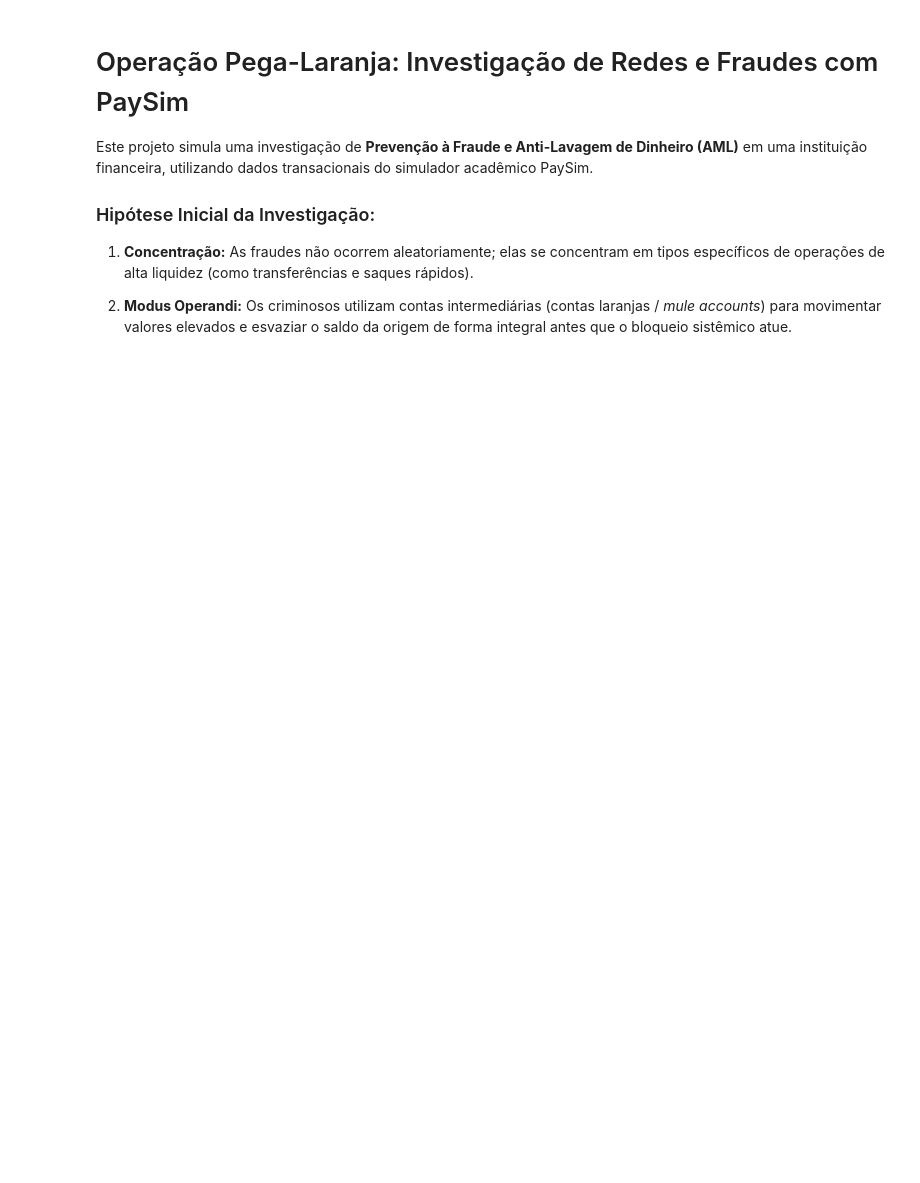
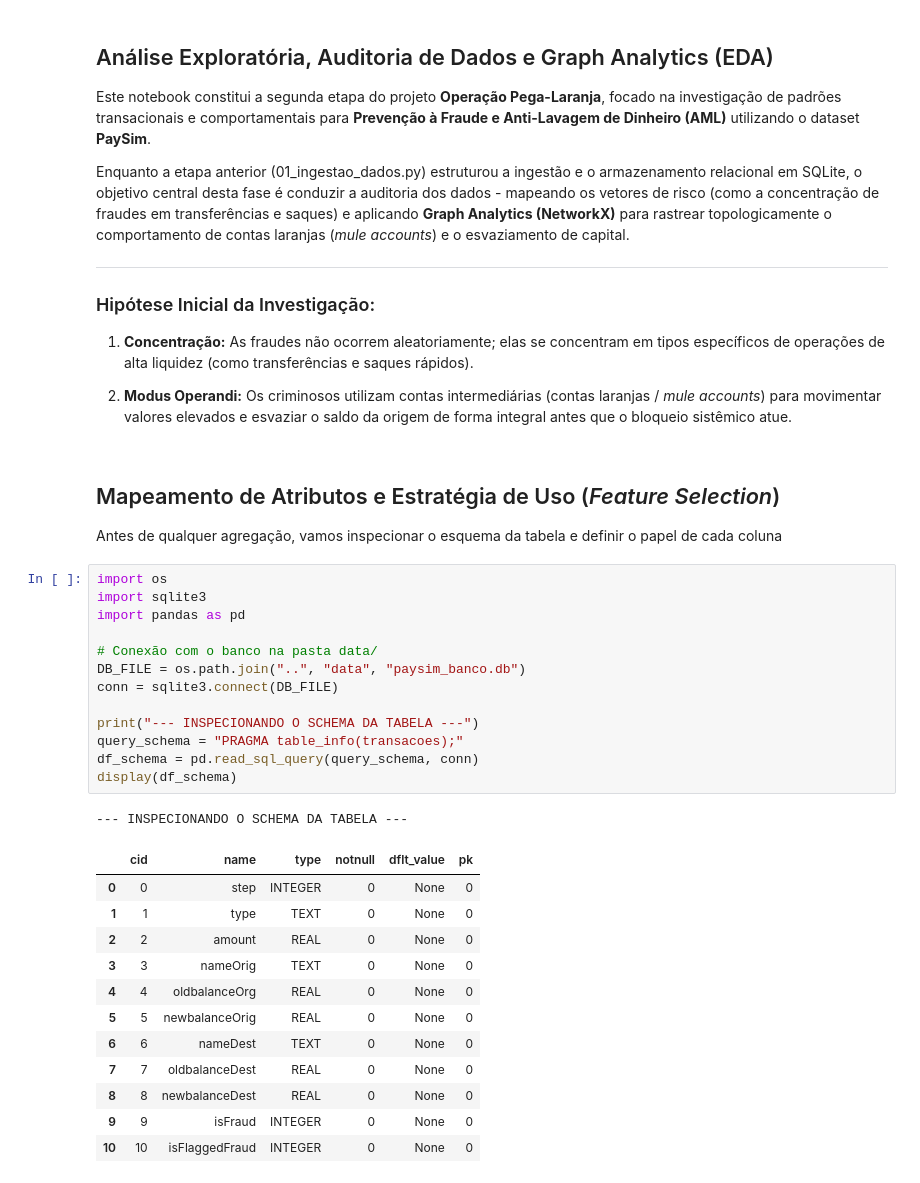
Before and after one commit to m-mnzs/projeto-aml-paysim, a Jupyter notebook: notebooks/02_eda_e_investigacao.ipynb, the cells around one changed output. Saved outputs shown, nothing was run; the diff lists cells and outputs as text; blank space fills up the shorter version.

Commit message:
feat: estrutura completa do projeto aml de ponta a ponta

```diff
--- a/02_eda_e_investigacao.ipynb
+++ b/notebooks/02_eda_e_investigacao.ipynb
@@ -1,9 +1,42 @@
 # %% [markdown]
-# Operação Pega-Laranja: Investigação de Redes e Fraudes com PaySim
+## Análise Exploratória, Auditoria de Dados e Graph Analytics (EDA)
 
-Este projeto simula uma investigação de **Prevenção à Fraude e Anti-Lavagem de Dinheiro (AML)** em uma instituição financeira, utilizando dados transacionais do simulador acadêmico PaySim.
+Este notebook constitui a segunda etapa do projeto **Operação Pega-Laranja**, focado na investigação de padrões transacionais e comportamentais para **Prevenção à Fraude e Anti-Lavagem de Dinheiro (AML)** utilizando o dataset **PaySim**.
 
+Enquanto a etapa anterior (01_ingestao_dados.py) estruturou a ingestão e o armazenamento relacional em SQLite, o objetivo central desta fase é conduzir a auditoria dos dados - mapeando os vetores de risco (como a concentração de fraudes em transferências e saques) e aplicando **Graph Analytics (NetworkX)** para rastrear topologicamente o comportamento de contas laranjas (*mule accounts*) e o esvaziamento de capital.
+
+---
 ### Hipótese Inicial da Investigação:
 1. **Concentração:** As fraudes não ocorrem aleatoriamente; elas se concentram em tipos específicos de operações de alta liquidez (como transferências e saques rápidos).
 
 2. **Modus Operandi:** Os criminosos utilizam contas intermediárias (contas laranjas / *mule accounts*) para movimentar valores elevados e esvaziar o saldo da origem de forma integral antes que o bloqueio sistêmico atue.
+# %% [markdown]
+## Mapeamento de Atributos e Estratégia de Uso (*Feature Selection*)
+Antes de qualquer agregação, vamos inspecionar o esquema da tabela e definir o papel de cada coluna
+# %%
+import os
+import sqlite3
+import pandas as pd
+
+# Conexão com o banco na pasta data/
+DB_FILE = os.path.join("..", "data", "paysim_banco.db")
+conn = sqlite3.connect(DB_FILE)
+
+print("--- INSPECIONANDO O SCHEMA DA TABELA ---")
+query_schema = "PRAGMA table_info(transacoes);"
+df_schema = pd.read_sql_query(query_schema, conn)
+display(df_schema)
+# %% [output]
+--- INSPECIONANDO O SCHEMA DA TABELA ---
+|  | cid | name | type | notnull | dflt_value | pk |
+| 0 | 0 | step | INTEGER | 0 | None | 0 |
+| 1 | 1 | type | TEXT | 0 | None | 0 |
+| 2 | 2 | amount | REAL | 0 | None | 0 |
+| 3 | 3 | nameOrig | TEXT | 0 | None | 0 |
+| 4 | 4 | oldbalanceOrg | REAL | 0 | None | 0 |
+| 5 | 5 | newbalanceOrig | REAL | 0 | None | 0 |
+| 6 | 6 | nameDest | TEXT | 0 | None | 0 |
+| 7 | 7 | oldbalanceDest | REAL | 0 | None | 0 |
+| 8 | 8 | newbalanceDest | REAL | 0 | None | 0 |
+| 9 | 9 | isFraud | INTEGER | 0 | None | 0 |
+| 10 | 10 | isFlaggedFraud | INTEGER | 0 | None | 0 |
```
Also changed, not shown: parts of 14 cells of this notebook, 12 other files.
